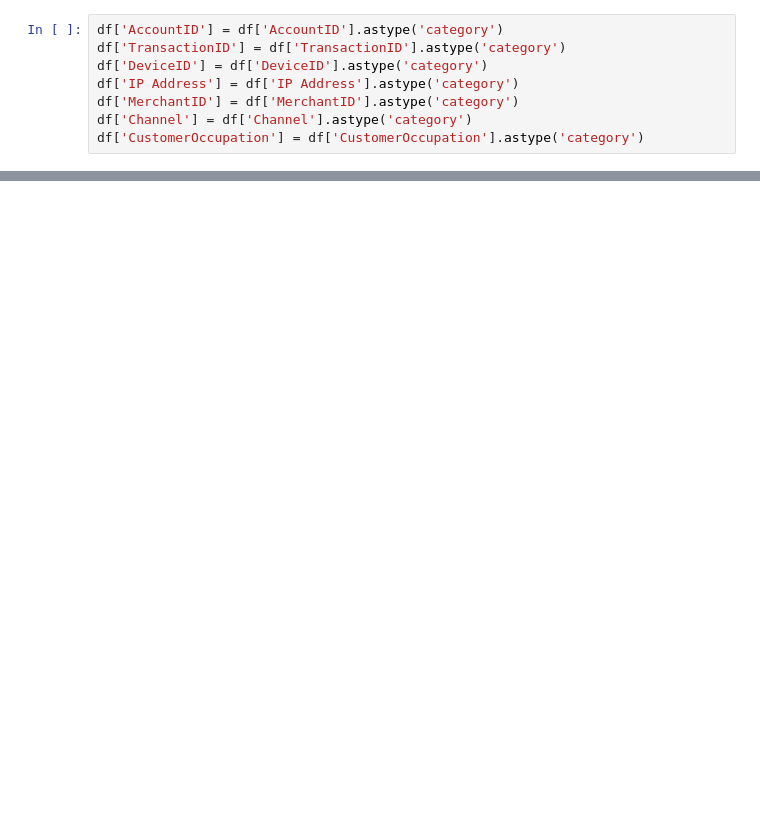
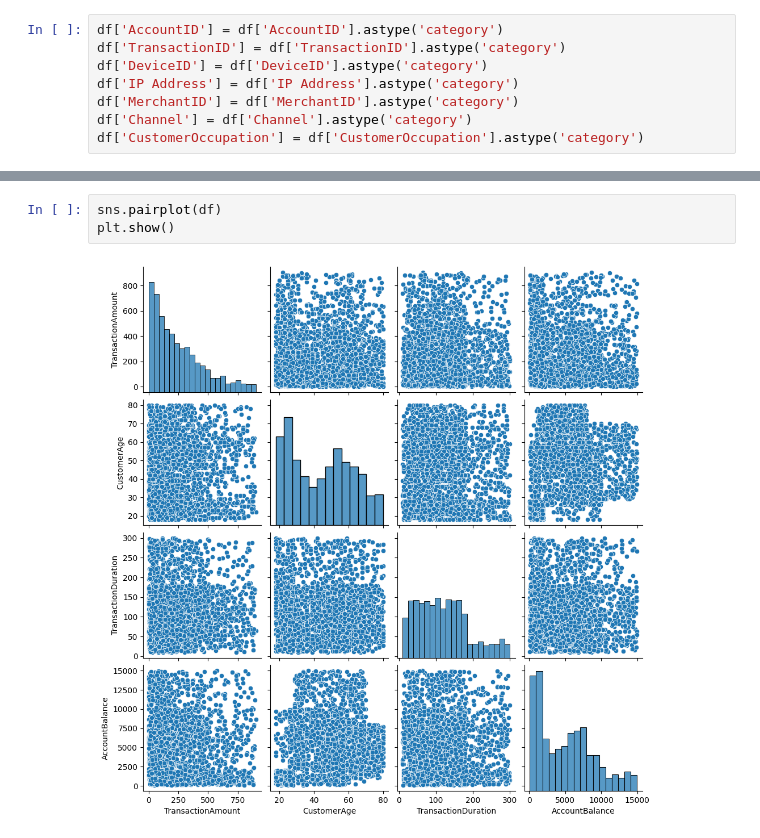
Before and after one commit to AbdessamadTzn/DSecure, a Jupyter notebook: main.ipynb, the cells around one changed output, grey strips where cells are left out. Drawn from its saved outputs; the diff is of its cells as text; blank space fills up the shorter version.

```diff
--- a/main.ipynb
+++ b/main.ipynb
@@ -154,0 +199,5 @@ NameError: name 'plt' is not defined
+# %%
+sns.pairplot(df)
+plt.show()
+# %% [output]
+[figure, added]
```
Also changed, not shown: parts of 34 cells of this notebook.
